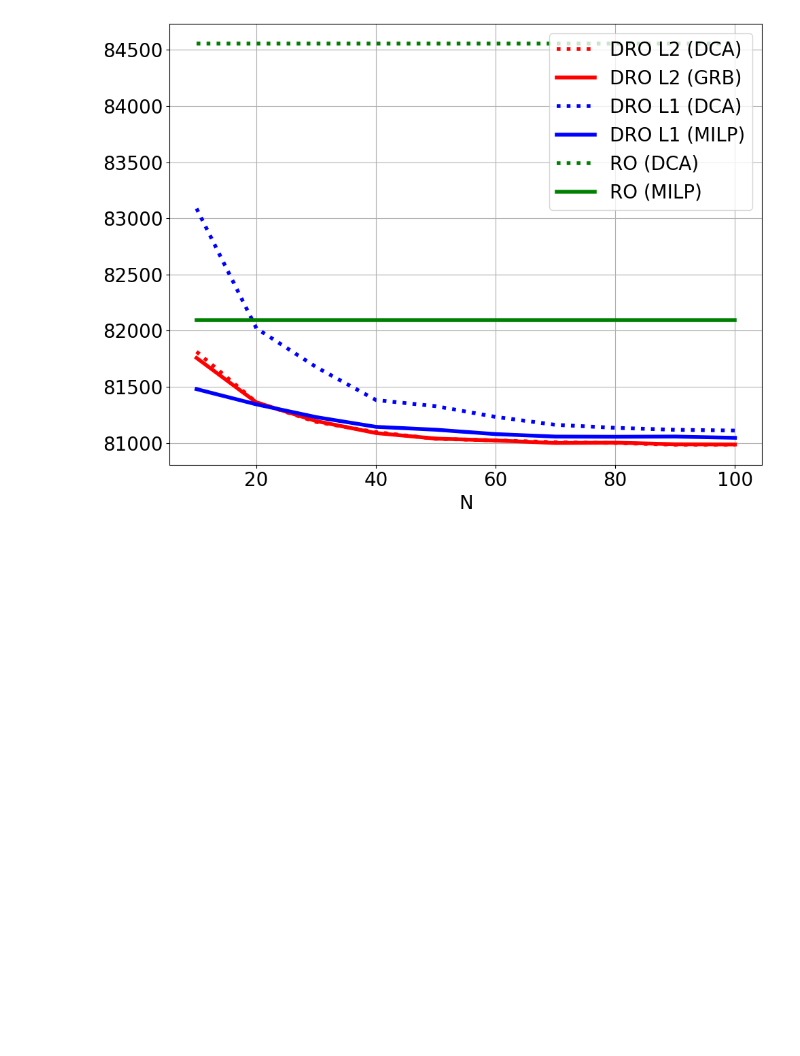
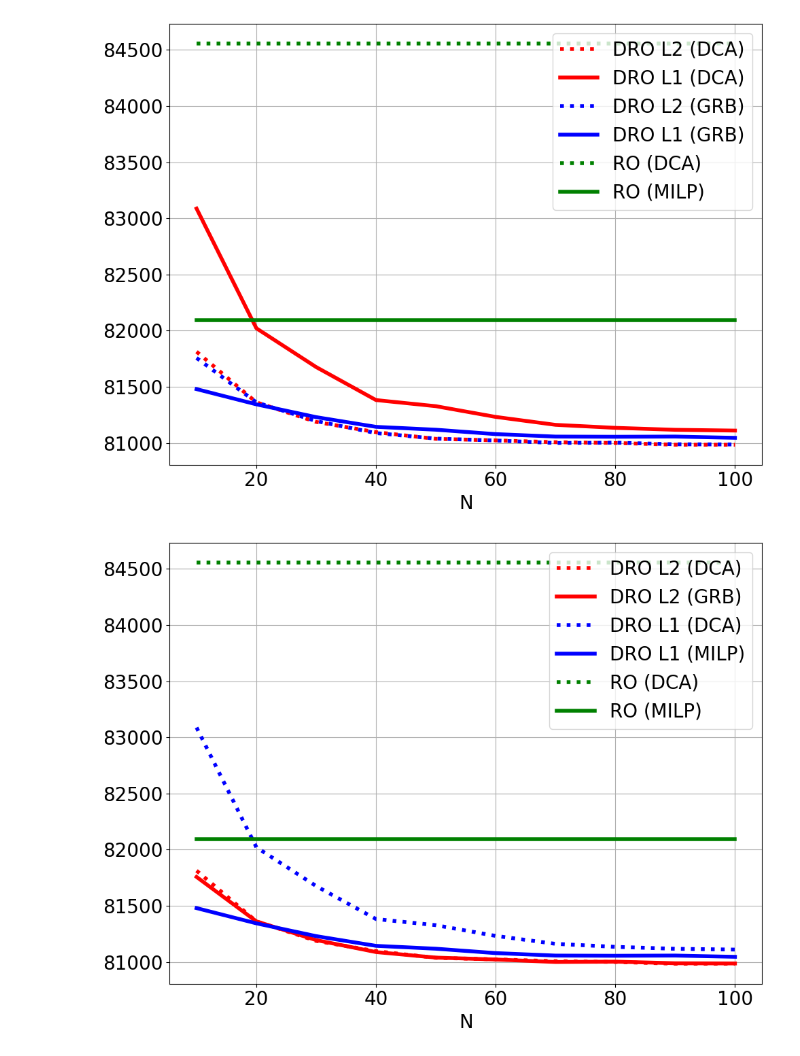
Before and after one commit to MathisAzema/PSCC-SUC, a Jupyter notebook: resultsPSCC/results.ipynb, the cells around one changed output. Cells and saved outputs as stored; diff of their text form; code cells hidden in the pictures; blank space fills up the shorter version.

```diff
--- a/resultsPSCC/results.ipynb
+++ b/resultsPSCC/results.ipynb
@@ -58,3 +62,37 @@ plt.savefig(f"time_comparison_DCA.png")  # Enregistrer le graphique
+# %%
+colors = ['red', 'red', 'blue', 'blue', 'green', 'green']
+linestyles = [':', '-', ':', '-', ':', '-']
+
+plt.figure(figsize=(10, 7.5))
+
+for i, (df, label) in enumerate(zip(df_list, labels)):
+    grouped_data_oos = df.groupby('S').agg({
+        'OOS': ['mean', 'std', 'count']
+    }).reset_index()
+
+    grouped_data_oos.columns = ['S', 'MeanOOS', 'StdOOS', 'Count']
+    grouped_data_oos = grouped_data_oos.sort_values('S')
+
+    plt.plot(grouped_data_oos['S'], grouped_data_oos['MeanOOS'],
+             linewidth=4,
+             linestyle=linestyles[i],
+             label=label,
+             color=colors[i])
+
+
+plt.plot([N for N in range(10, 110, 10)], [84553.6407333737 for N in range(10)], color='green', linestyle=':', linewidth=4, label="RO (DCA)")
+plt.plot([N for N in range(10, 110, 10)], [82096.4133442991 for N in range(10)], color='green', linestyle='-', linewidth=4, label="RO (MILP)")
+# plt.plot([N for N in range(10, 110, 10)], [61.54 for N in range(10)], color='green', linestyle='--', linewidth=3, label="RO (DCA)")
+plt.xlabel("N", fontsize=20)
+plt.tick_params(axis='both', labelsize=20)
+# Augmenter la taille de la notation scientifique (1e6)
+plt.gca().yaxis.offsetText.set_fontsize(16)
+plt.legend(fontsize=20, loc='upper right')
+plt.grid(True)
+plt.tight_layout()
+plt.savefig(f"OOS_DCA.pdf")  # Enregistrer le graphique
+# %% [output]
+[figure, added]
 # %%
 # %% [output]
 [figure]
```
Also changed, not shown: parts of 4 cells of this notebook, 17 other files.
